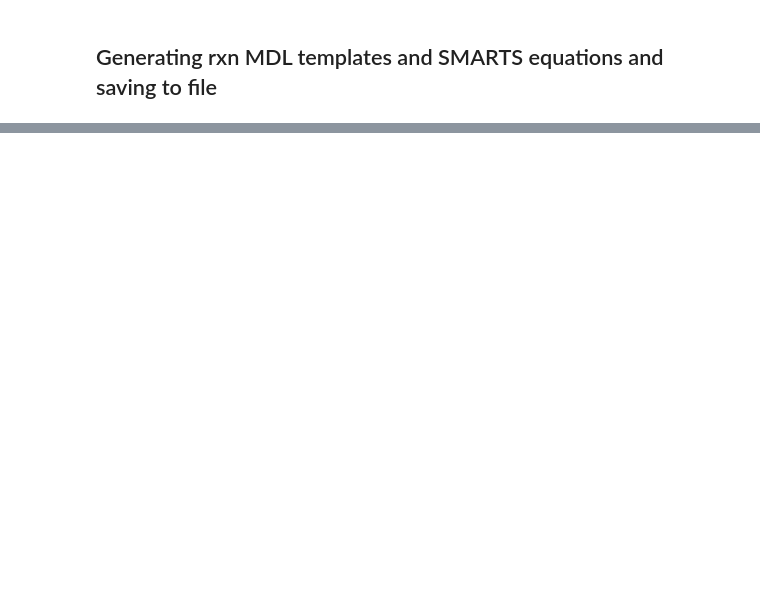
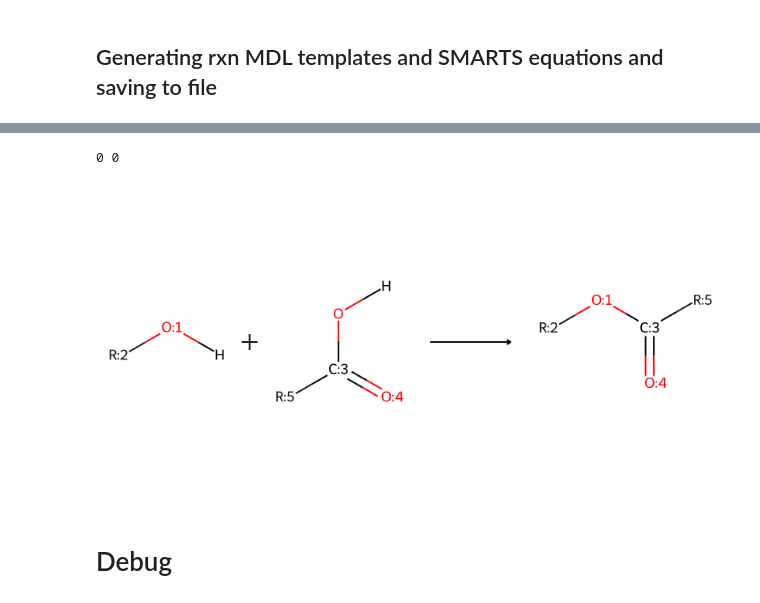
Before and after one commit to timbernat/NREL_polymers, a Jupyter notebook: reaction_def.ipynb, the cells around one changed output, grey strips where cells are left out. Cells and saved outputs as stored; diff of their text form; code cells hidden in the pictures; blank space fills up the shorter version.

```diff
--- a/reaction_def.ipynb
+++ b/reaction_def.ipynb
@@ -267,0 +392,12 @@ for chemistry, rxn in rxns.items():
+# %%
+rxn = reactions.AnnotatedReaction.from_rxnfile(RXN_FILES_PATH / 'ester.rxn')
+rxn.Initialize()
+num_warnings, num_errors = rxn.Validate()
+
+print(num_warnings, num_errors)
+display(rxn)
+# %% [output]
+0 0
+[figure, added]
+# %% [markdown]
+# Debug
```
Also changed, not shown: parts of 14 cells of this notebook.
